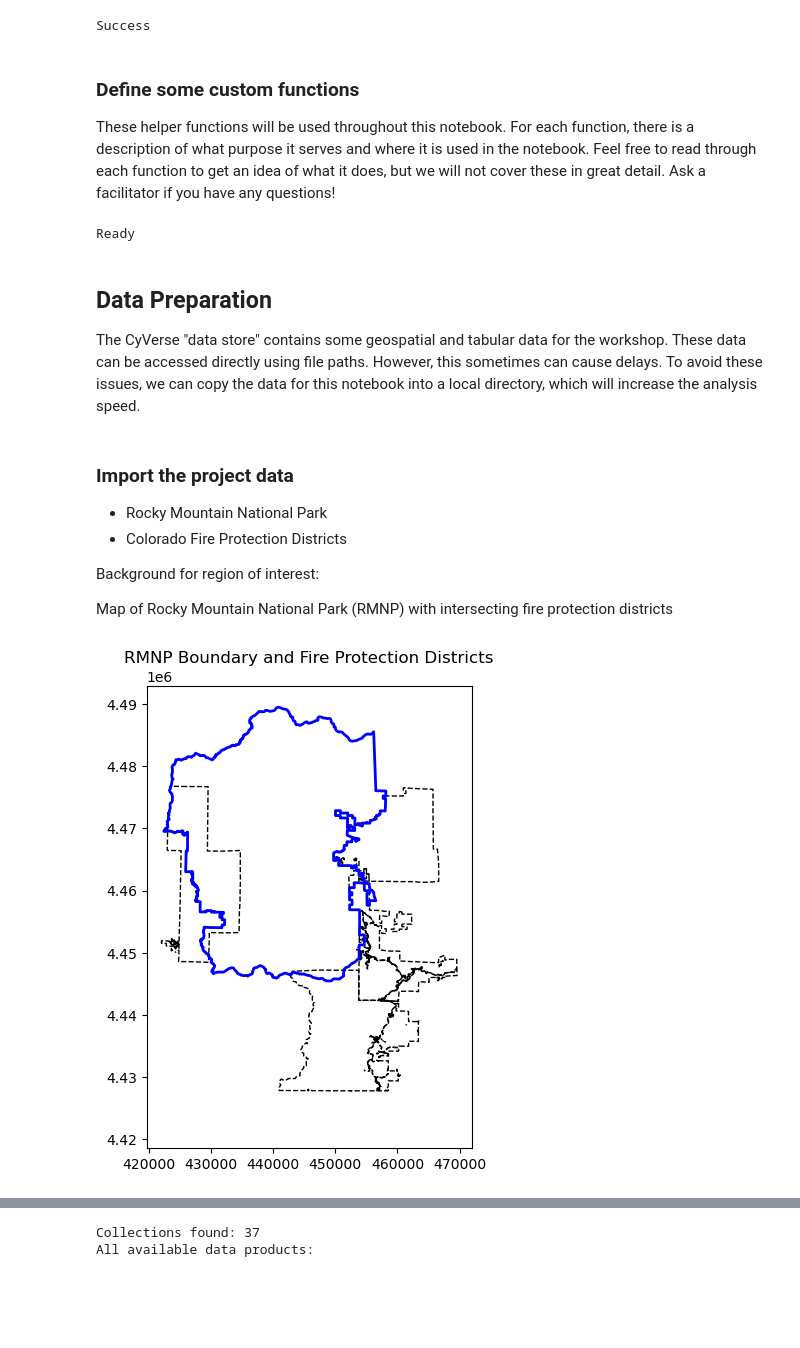
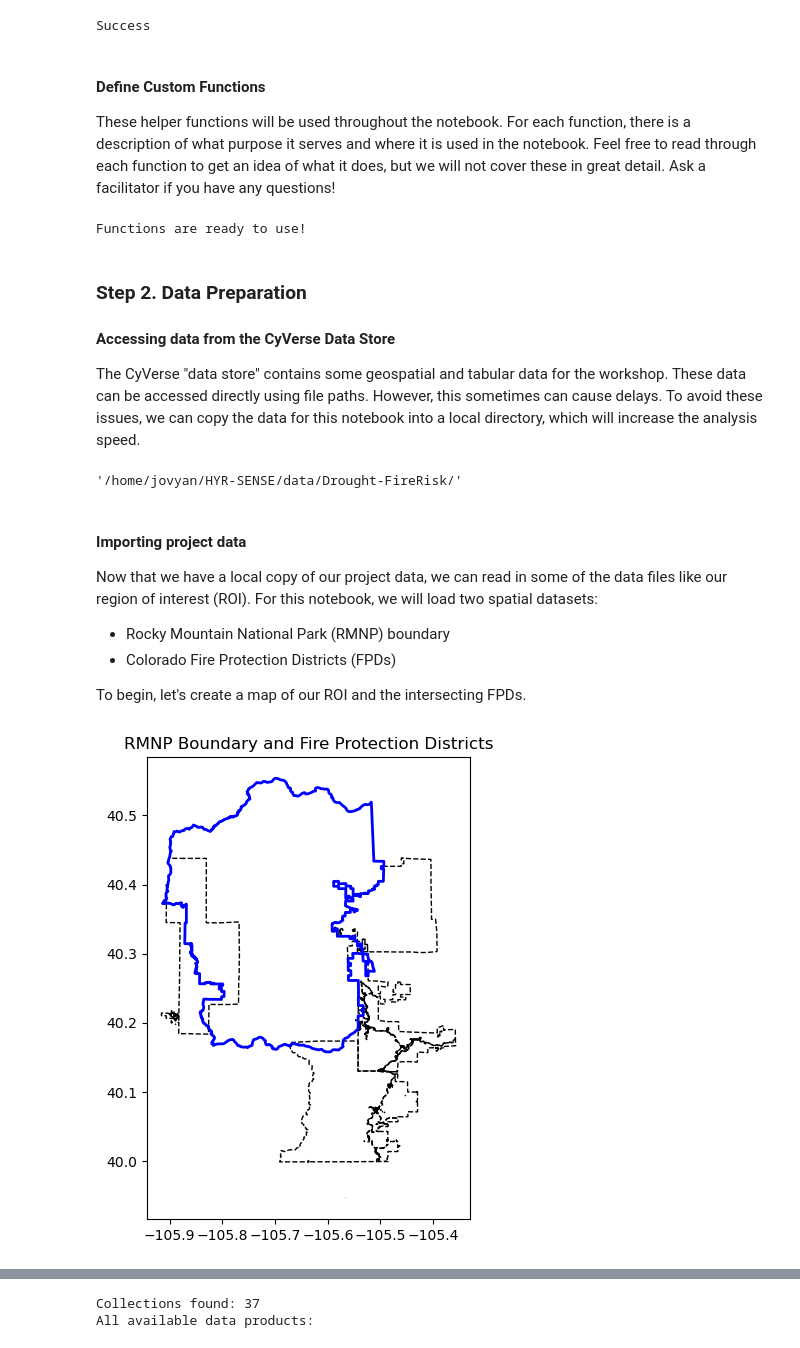
Before and after one commit to CU-ESIIL/HYR-SENSE, a Jupyter notebook: notebooks/drought_fire_risk/0_Search_Download_Scenes.ipynb, the cells around one changed output, grey strips where cells are left out. Cells and saved outputs as stored; diff of their text form; code cells hidden in the pictures; blank space fills up the shorter version.

Commit message:
Updates to search and download notebook for drought/fire
intermediate push here to save work in cyverse

```diff
--- a/notebooks/drought_fire_risk/0_Search_Download_Scenes.ipynb
+++ b/notebooks/drought_fire_risk/0_Search_Download_Scenes.ipynb
@@ -33,7 +34,7 @@ Load the necessary packages and set environment variables
 """
 
 # Import packages
-import os
+import os, shutil
 import folium
 import earthaccess
 import warnings
@@ -53,7 +54,7 @@ from matplotlib import pyplot as plt
 
 # Projection information
 geog = 'EPSG:4326'  # Geographic projection
-prj = 'EPSG:32613'  # Projected coordinate system- WGS 84 NAD83 UTM Zone 13N
+prj = 'EPSG:5070'  # Projected coordinate system- WGS 84 NAD83 UTM Zone 13N
 
 # File path information
 datadir = '/data-store/iplant/home/shared/esiil/HYR_SENSE/'
@@ -63,9 +64,9 @@ print("Success")
 # %% [output]
 Success
 # %% [markdown]
-### Define some custom functions
+#### Define Custom Functions
 
-These helper functions will be used throughout this notebook. For each function, there is a description of what purpose it serves and where it is used in the notebook. Feel free to read through each function to get an idea of what it does, but we will not cover these in great detail. Ask a facilitator if you have any questions!
+These helper functions will be used throughout the notebook. For each function, there is a description of what purpose it serves and where it is used in the notebook. Feel free to read through each function to get an idea of what it does, but we will not cover these in great detail. Ask a facilitator if you have any questions!
 # %%
 def get_shapely_object(result:earthaccess.results.DataGranule):
     """
@@ -95,7 +96,6 @@ def get_shapely_object(result:earthaccess.results.DataGranule):
     return(shape)
 
 
-# Retrieve png browse image if it exists or first jpg in list of urls
 def get_png(result:earthaccess.results.DataGranule):
     """
     Retrieve the browse image from the search results
@@ -114,7 +114,6 @@ def get_png(result:earthaccess.results.DataGranule):
     return(browse)
 
 
-# Convert bounding coordinates to Folium-ready data for mapping
 def convert_bounds(bbox, invert_y=False):
     """
     Helper method for changing bounding box representation to leaflet notation
@@ -127,59 +126,62 @@ def convert_bounds(bbox, invert_y=False):
         y1, y2 = y2, y1
     return ((y1, x1), (y2, x2))
 
-print("Ready")
+print("Functions are ready to use!")
 # %% [output]
-Ready
+Functions are ready to use!
 # %% [markdown]
-## Data Preparation
+### Step 2. Data Preparation
+
+#### Accessing data from the CyVerse Data Store
 
 The CyVerse "data store" contains some geospatial and tabular data for the workshop. These data can be accessed directly using file paths. However, this sometimes can cause delays. To avoid these issues, we can copy the data for this notebook into a local directory, which will increase the analysis speed.
 # %%
-# """
-# Copy the data-store to 'local' directory
-# This enables quick access to data files
-# """
+"""
+Copy the data-store to 'local' directory
+This enables quick access to data files
+"""
 
-# # Identify the location of the HYR-SENSE "data store"
-# data_store_path = '/data-store/iplant/home/shared/esiil/HYR_SENSE/data/Drought-FireRisk'
-# # Set a destination path (this is a 'local' and temporary path)
-# dest = '/home/jovyan/HYR-SENSE/data/Agriculture/' # in the GitHub repo we cloned
-# if not os.path.exists(dest):
-#     os.mkdir(dest) # create the directory for the copied data, if needed
+# Identify the location of the HYR-SENSE "data store"
+data_store_path = '/data-store/iplant/home/shared/esiil/HYR_SENSE/data/Drought-FireRisk'
+# Set a destination path (this is a 'local' and temporary path)
+dest = '/home/jovyan/HYR-SENSE/data/Drought-FireRisk/' # in the GitHub repo we cloned
+if not os.path.exists(dest):
+    os.mkdir(dest) # create the directory for the copied data, if needed
 
-# # Using 'shutil' package, copy all the files over
-# shutil.copytree(data_store_path, dest, dirs_exist_ok=True)
-
-# # Check the files
+# Using 'shutil' package, copy all the files over
+shutil.copytree(data_store_path, dest, dirs_exist_ok=True)
+# %% [output]
+'/home/jovyan/HYR-SENSE/data/Drought-FireRisk/'
 # %% [markdown]
-### Import the project data
+#### Importing project data
 
-- Rocky Mountain National Park
-- Colorado Fire Protection Districts
+Now that we have a local copy of our project data, we can read in some of the data files like our region of interest (ROI). For this notebook, we will load two spatial datasets:
 
-Background for region of interest:
+- Rocky Mountain National Park (RMNP) boundary
+- Colorado Fire Protection Districts (FPDs)
 
-Map of Rocky Mountain National Park (RMNP) with intersecting fire protection districts
+To begin, let's create a map of our ROI and the intersecting FPDs.
 # %%
 # Load the RMNP boundary as a GeoJSON using the Python package GeoPandas
-romo = gpd.read_file(os.path.join(datadir, 'data/Drought-FireRisk/NPS_ROMO_Boundary.geojson'))
-romo = romo.to_crs(prj) # project CRS
+rmnp = gpd.read_file(os.path.join(dest, 'NPS_ROMO_Boundary.geojson'))
+rmnp = rmnp.to_crs(prj) # projected CRS
 
 # Load the Colorado Fire Protection Districts
 # Intersect with the RMNP boundary
-fpd = gpd.read_file(os.path.join(datadir, 'data/Drought-FireRisk/CO_Fire_Protection_Districts.geojson'))
+fpd = gpd.read_file(os.path.join(dest, 'CO_Fire_Protection_Districts.geojson'))
 fpd = fpd.to_crs(prj) # make sure the projections match
-fpd_romo = fpd[fpd.intersects(romo.unary_union)] # Perform the spatial intersection
+fpd_rmnp = fpd[fpd.intersects(rmnp.unary_union)] # Perform the spatial intersection
 
 # Create a map of RMNP and adjacent FPDs
 fig, ax = plt.subplots(1, 1, figsize=(6, 6))
 # Plot the intersecting Fire Protection Districts
-fpd_romo.plot(ax=ax, color='none', edgecolor='black', linewidth=1, linestyle='--', label='Intersecting Districts')
+# (convert to geographic coordinates so axis labels are in lat/long)
+fpd_rmnp.to_crs(geog).plot(ax=ax, color='none', edgecolor='black', linewidth=1, linestyle='--', label='Intersecting Districts')
 # Plot the RMNP boundary
-romo.plot(ax=ax, color='none', edgecolor='blue', linewidth=2, label='RMNP Boundary')
+rmnp.to_crs(geog).plot(ax=ax, color='none', edgecolor='blue', linewidth=2, label='RMNP Boundary')
 # Add legend and title
 plt.title('RMNP Boundary and Fire Protection Districts')
 plt.show()
 # %% [output]
-[figure, old version]
+[figure, new version]
 # %% [markdown]
```
Also changed, not shown: parts of 11 cells of this notebook.
